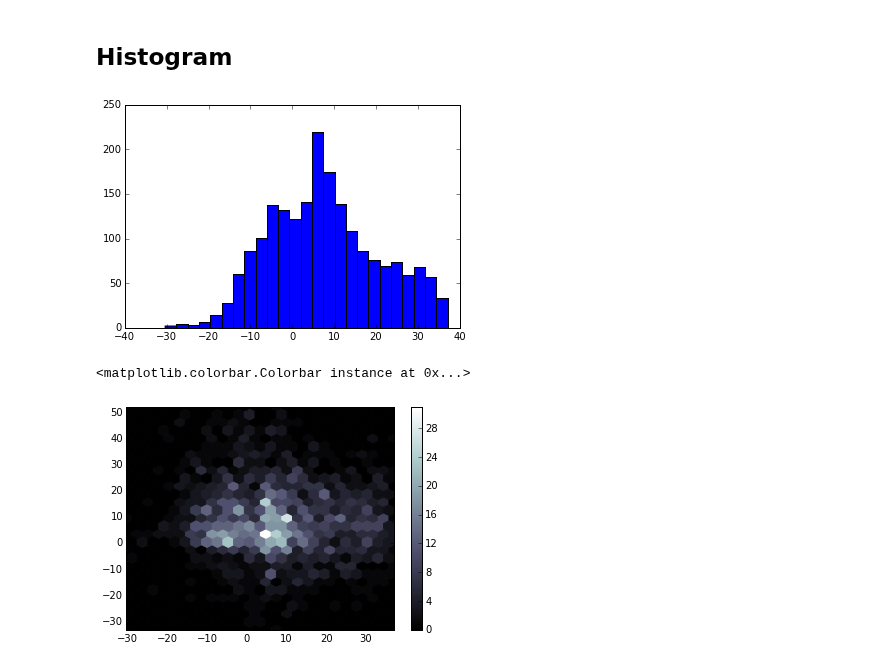
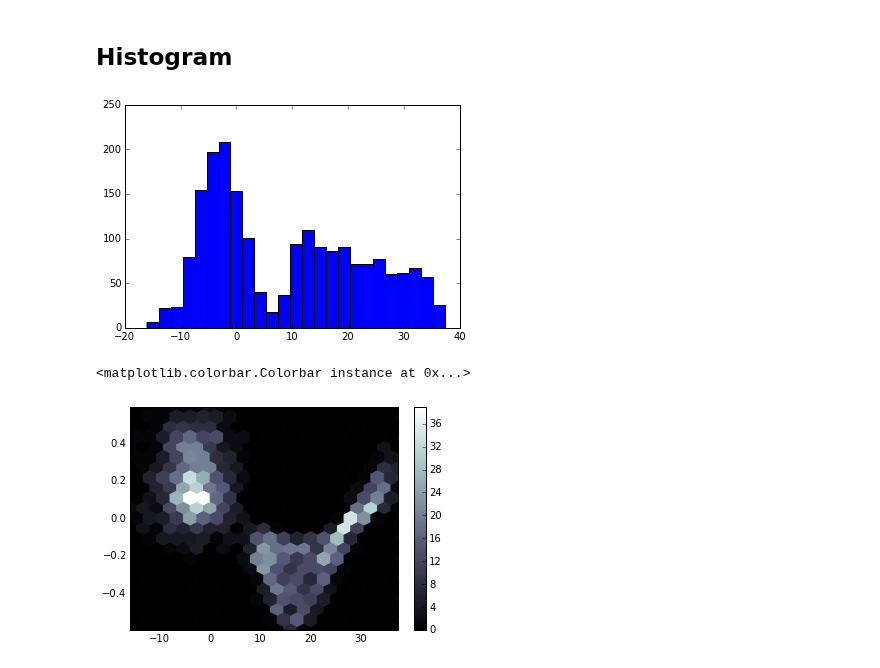
Before and after one commit to haraldschilly/python-fuer-mathematiker, a Jupyter notebook: doc/1-0-einfuehrung.ipynb, the cells around one changed output. Cells and saved outputs as stored; diff of their text form; code cells hidden in the pictures.

```diff
--- a/doc/1-0-einfuehrung.ipynb
+++ b/doc/1-0-einfuehrung.ipynb
@@ -103,16 +208,15 @@ def damped_oscillation(a = 10, b = .5):
 # %% [markdown]
 ## Histogram
 # %%
-data1 = np.r_[8 * np.random.randn(1000) - 2,
-              np.linspace(2, 6, 1000)**2 + np.random.randn(1000)]
+data1 = np.r_[4 * np.random.randn(1000) - 3,
+              np.linspace(3, 6, 1000)**2 + np.random.randn(1000)]
 _ = plt.hist(data1, 25)
 # %% [output]
-[figure, old version]
+[figure, new version]
 # %%
-data2 = np.r_[np.linspace(-3, 7, 500)**2 + np.random.randn(500)**2,
-              np.random.randn(1500) * 12 + 7]
-plt.hexbin(data1, data2, gridsize=25, cmap=plt.cm.bone)
+data2 = np.sin(np.linspace(0, 7, 2000)) * (.1 + .5 * np.random.rand(2000))
+plt.hexbin(data1, data2, gridsize=20, cmap=plt.cm.bone)
 plt.colorbar()
 # %% [output]
 <matplotlib.colorbar.Colorbar instance at 0x...>
-[figure, old version]
+[figure, new version]
```
Also changed, not shown: parts of 25 cells of this notebook.
